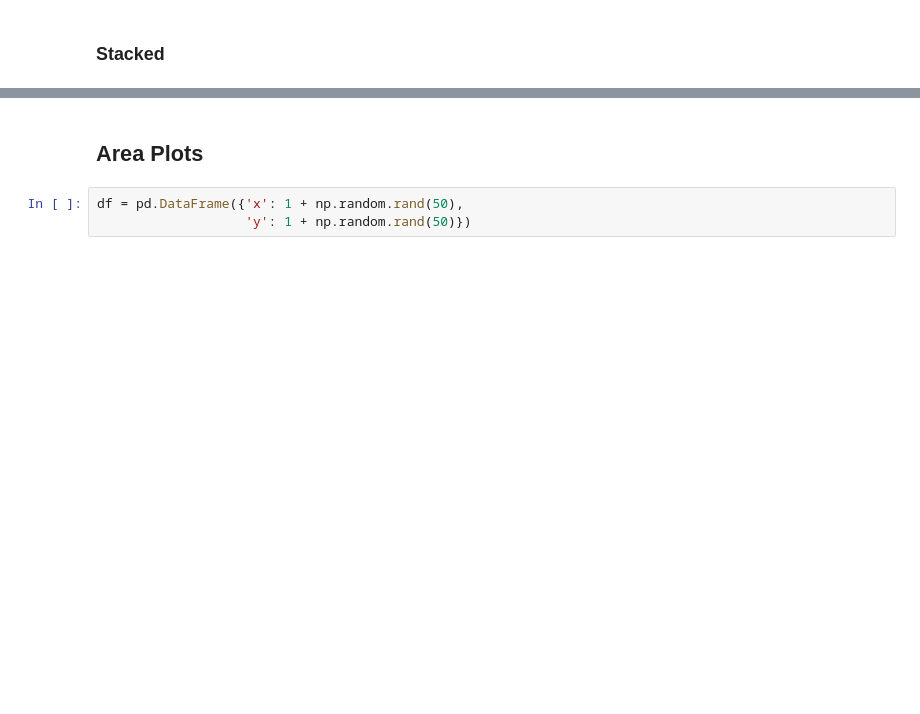
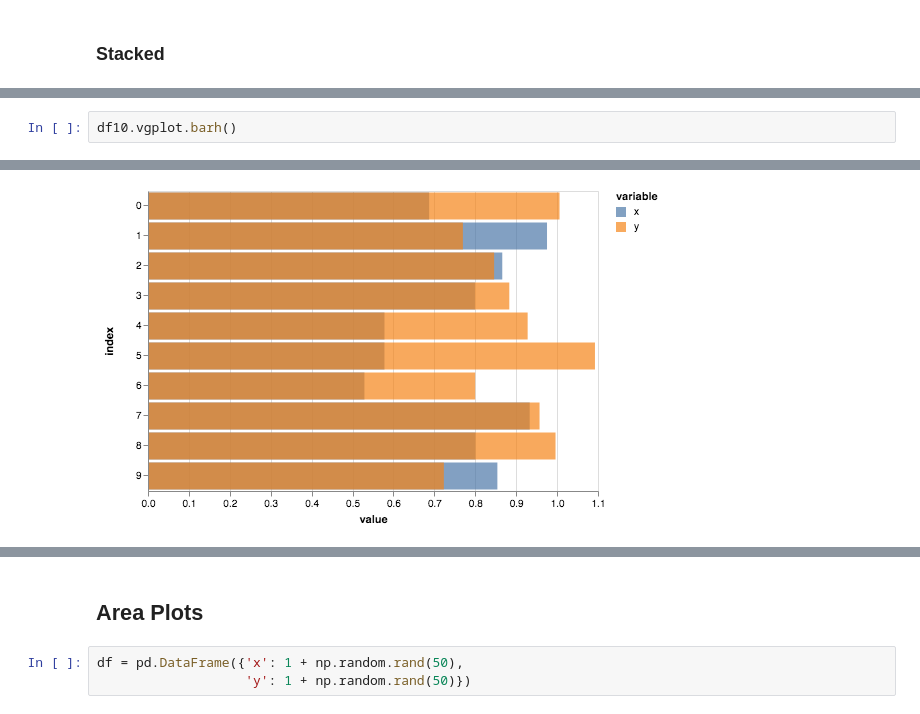
Before and after one commit to altair-viz/pdvega, a Jupyter notebook: notebooks/pdvega_example.ipynb, the cells around one changed output, grey strips where cells are left out. Drawn from its saved outputs; the diff is of its cells as text; blank space fills up the shorter version.

```diff
--- a/notebooks/pdvega_example.ipynb
+++ b/notebooks/pdvega_example.ipynb
@@ -97,0 +107,3 @@ df.vgplot.bar(stacked=True)
+# %%
+df10.vgplot.barh()
+# %% [output]
@@ -97,0 +111 @@ df.vgplot.bar(stacked=True)
+[figure, added]
```
Also changed, not shown: parts of 16 cells of this notebook, 2 other files.
